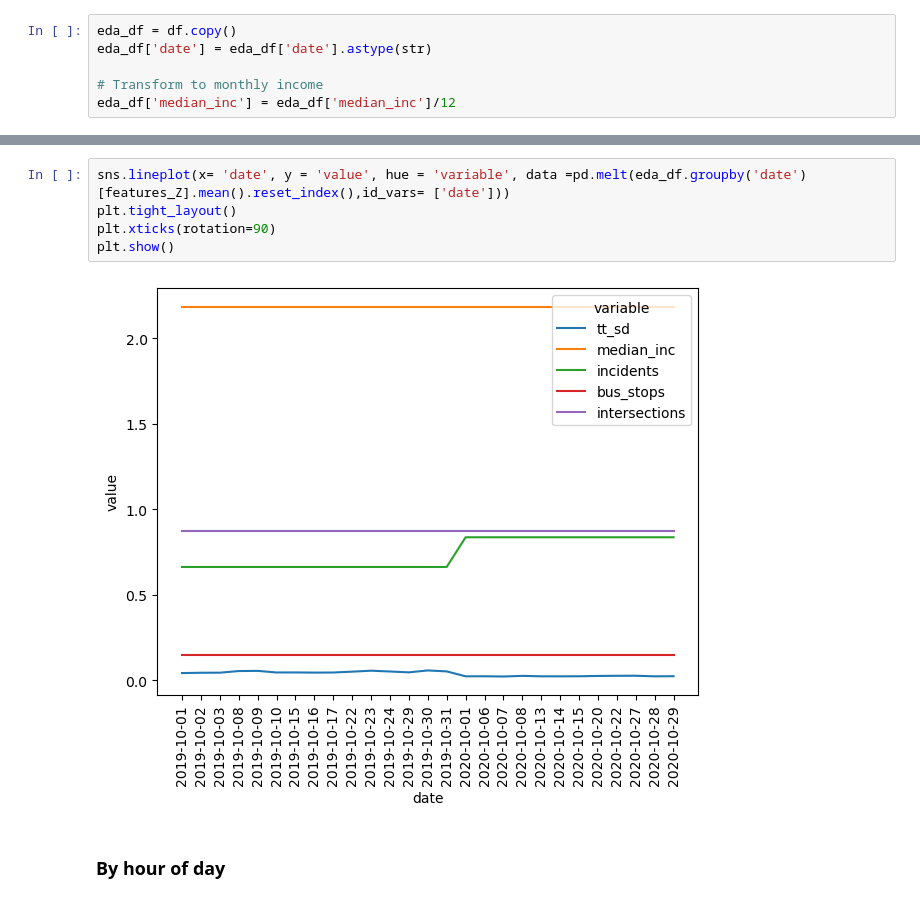
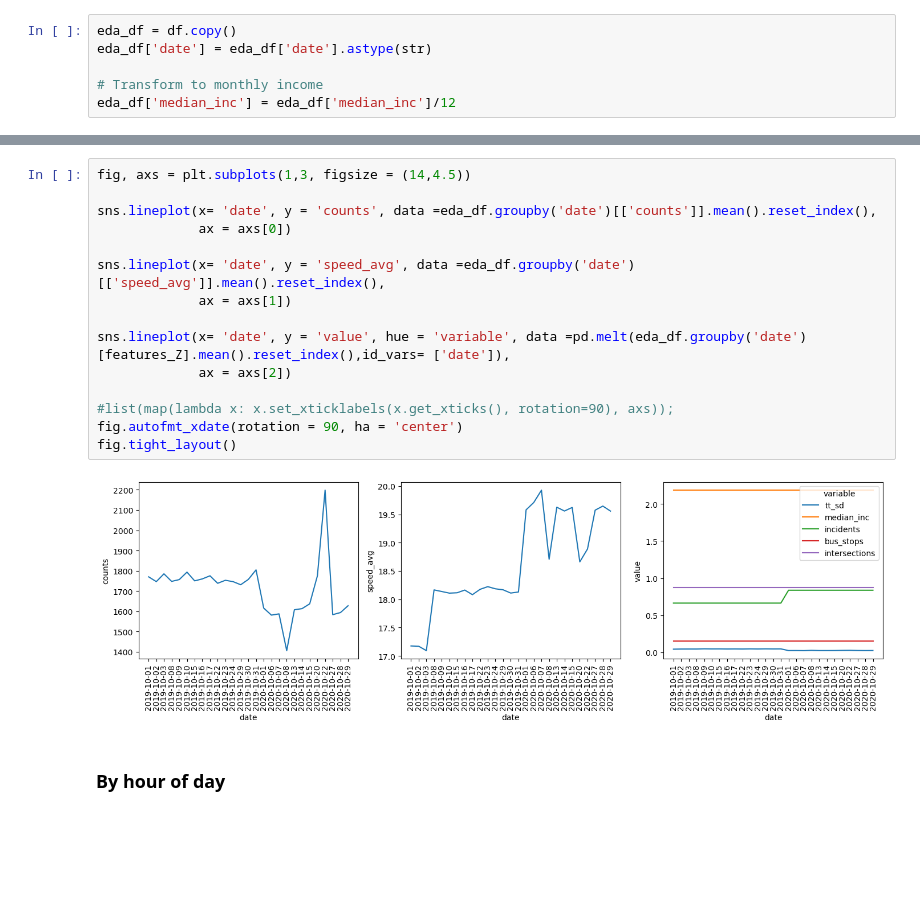
Before and after one commit to pabloguarda/pesuelogit, a Jupyter notebook: examples/notebooks/gisuelogit-fresno.ipynb, the cells around one changed output, grey strips where cells are left out. Saved outputs shown, nothing was run; the diff lists cells and outputs as text; blank space fills up the shorter version.

```diff
--- a/examples/notebooks/gisuelogit-fresno.ipynb
+++ b/examples/notebooks/gisuelogit-fresno.ipynb
@@ -187,10 +224,20 @@ plt.show()
-# %%
-sns.lineplot(x= 'date', y = 'value', hue = 'variable', data =pd.melt(eda_df.groupby('date')[features_Z].mean().reset_index(),id_vars= ['date']))
-plt.tight_layout()
-plt.xticks(rotation=90)
-plt.show()
-# %% [output]
-[figure, removed]
+# %%
+fig, axs = plt.subplots(1,3, figsize = (14,4.5))
+
+sns.lineplot(x= 'date', y = 'counts', data =eda_df.groupby('date')[['counts']].mean().reset_index(),
+             ax = axs[0])
+
+sns.lineplot(x= 'date', y = 'speed_avg', data =eda_df.groupby('date')[['speed_avg']].mean().reset_index(),
+             ax = axs[1])
+
+sns.lineplot(x= 'date', y = 'value', hue = 'variable', data =pd.melt(eda_df.groupby('date')[features_Z].mean().reset_index(),id_vars= ['date']),
+             ax = axs[2])
+
+#list(map(lambda x: x.set_xticklabels(x.get_xticks(), rotation=90), axs));
+fig.autofmt_xdate(rotation = 90, ha = 'center')
+fig.tight_layout()
+# %% [output]
+[figure, added]
 # %% [markdown]
 ### By hour of day
 # %%
```
Also changed, not shown: parts of 32 cells of this notebook.
